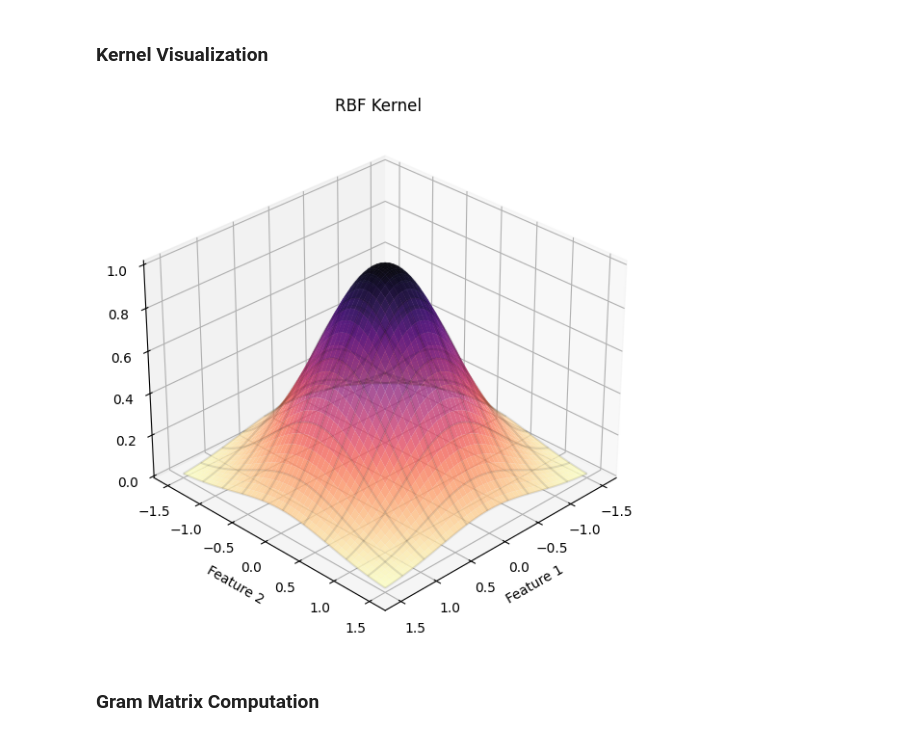
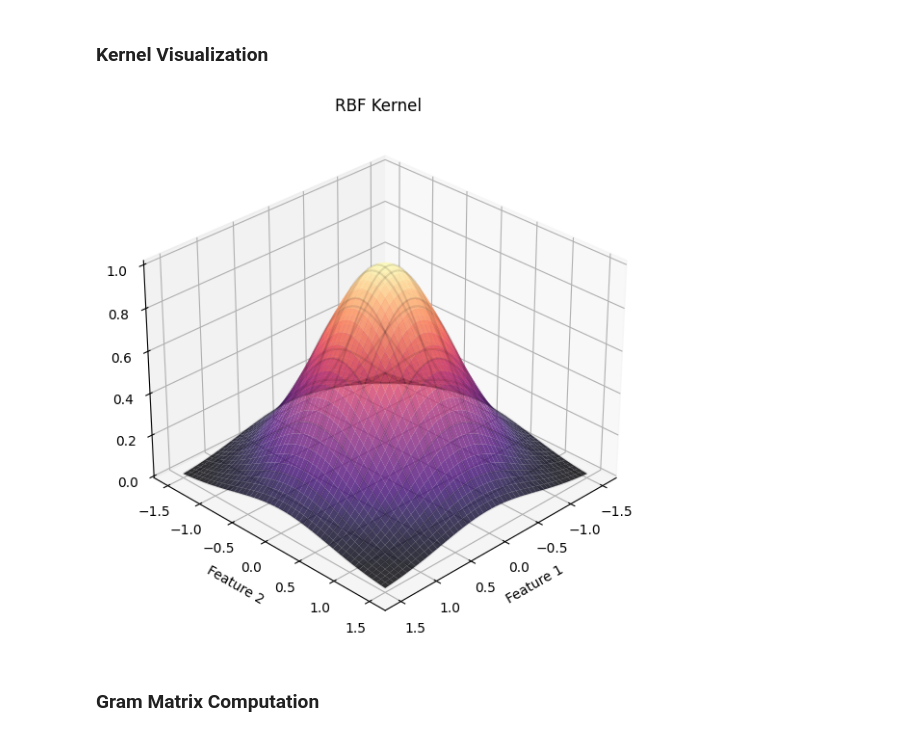
Before and after one commit to mattia-3rne/support-vector-machine-using-non-linear-kernel, a Jupyter notebook: svm_non_linear.ipynb, the cells around one changed output. Drawn from its saved outputs; the diff is of its cells as text; code cells hidden in the pictures.

```diff
--- a/svm_non_linear.ipynb
+++ b/svm_non_linear.ipynb
@@ -60,33 +95,33 @@ gamma = 1.0
 # %%
 # Defining grid center
 grid_range = 1.5
 x_k = np.linspace(-grid_range, grid_range, 50)
 y_k = np.linspace(-grid_range, grid_range, 50)
 xx_k, yy_k = np.meshgrid(x_k, y_k)
 
 grid_points_k = np.c_[xx_k.ravel(), yy_k.ravel()]
 center_point = np.array([[0, 0]])
 
 # Computing kernel values
 z_k = rbf_kernel(grid_points_k, center_point, gamma)
 z_k = z_k.reshape(xx_k.shape)
 
 # Plotting
 fig = plt.figure(figsize=(10, 7))
 ax = fig.add_subplot(111, projection='3d')
-surf = ax.plot_surface(xx_k, yy_k, z_k, cmap=plt.cm.magma_r,
+surf = ax.plot_surface(xx_k, yy_k, z_k, cmap=plt.cm.magma,
                        alpha=0.8, edgecolor='none', antialiased=True)
 
 ax.plot_wireframe(xx_k, yy_k, z_k, color='black', alpha=0.1, rstride=5, cstride=5)
 
 ax.set_title("RBF Kernel")
 ax.set_xlabel("Feature 1")
 ax.set_ylabel("Feature 2")
 ax.view_init(elev=30, azim=45)
 
 plt.show()
 # %% [output]
-[figure, old version]
+[figure, new version]
 # %% [markdown]
 ### Gram Matrix Computation
 # %%
```
Also changed, not shown: parts of 3 cells of this notebook, 1 other file.
